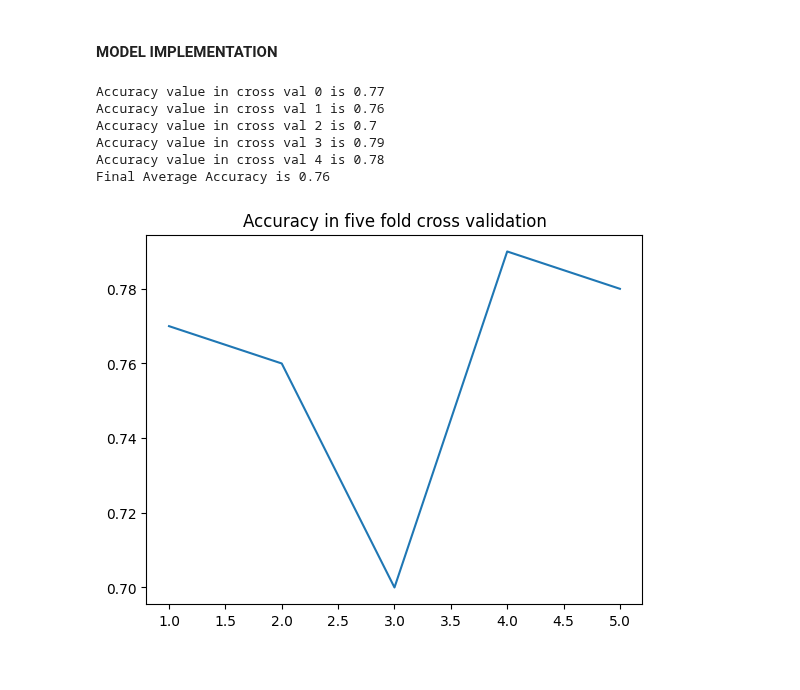
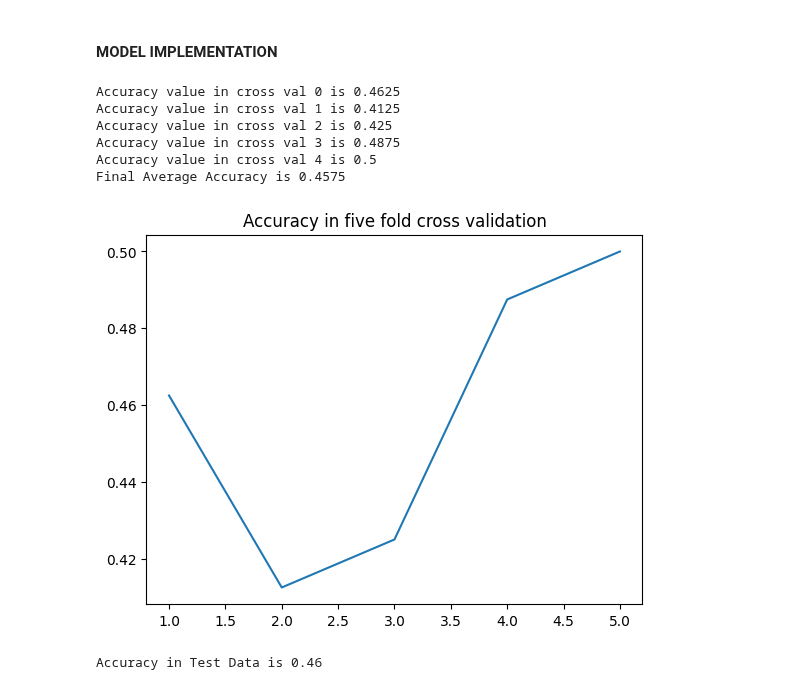
Before and after one commit to arjun8009/Python-Exeter, a Jupyter notebook: Learning Form Data ECMM445-CA1.ipynb, the cells around one changed output. Drawn from its saved outputs; the diff is of its cells as text; code cells hidden in the pictures.

```diff
--- a/Learning Form Data ECMM445-CA1.ipynb
+++ b/Learning Form Data ECMM445-CA1.ipynb
@@ -942,8 +950,9 @@ from sklearn.model_selection import train_test_split
 
 X = data_merged[['Employees','Hqzip','Revchange','Industry encoded','Assets','Totshequity']]
 Y  = data_merged['Risk Of Investment']
+X_train,X_test,Y_train,Y_test = train_test_split(X,Y,shuffle=True,test_size=0.2,random_state=110)
 kfold = KFold(n_splits=5,shuffle=True,random_state=109)
-splits = kfold.split(X,Y)
+splits = kfold.split(X_train,Y_train)
 # %%
 train_indexes_per_split = []
 test_indexes_per_split = []
@@ -951,8 +960,8 @@ for n,(train_index,test_index) in enumerate(splits):
     train_indexes_per_split.append(train_index)
     test_indexes_per_split.append(test_index)
 # %%
-xtrains = X.to_numpy()
-ytrains = Y.to_numpy()
+xtrains = X_train.to_numpy()
+ytrains = Y_train.to_numpy()
 # %% [markdown]
 #### Model is Random Forest Regressor with n_estimators = 100
 # %%
@@ -1106,7 +1145,8 @@ Final Average Accuracy is 0.5359999999999999
 # %% [markdown]
 #### Training Model Without Dependencies
 # %%
-X = data_merged[['Employees','Hqzip','Revchange','Industry encoded']]
+X = data_merged[['Employees','Revenues','Industry encoded','Profits','Net Expenses','Revchange']]
 Y  = data_merged['Risk Of Investment']
-kfold = KFold(n_splits=5,shuffle=True,random_state=119)
-splits = kfold.split(X,Y)
+X_train,X_test,Y_train,Y_test = train_test_split(X,Y,shuffle=True,test_size=0.2,random_state=112)
+kfold = KFold(n_splits=5,shuffle=True,random_state=109)
+splits = kfold.split(X_train,Y_train)
@@ -1116,33 +1172,41 @@ test_indexes_per_split = []
 for n,(train_index,test_index) in enumerate(splits):
     train_indexes_per_split.append(train_index)
     test_indexes_per_split.append(test_index)
+# %%
+xtrains = X_train.to_numpy()
+ytrains = Y_train.to_numpy()
 # %% [markdown]
 #### MODEL IMPLEMENTATION
 # %%
 Accuracy = []
 from sklearn.metrics import r2_score
 from sklearn.metrics import accuracy_score
 from sklearn.metrics import mean_absolute_error
-model_rfc = RandomForestClassifier(n_estimators = 500,random_state = 96)
+model_rfc = RandomForestClassifier(n_estimators = 200,random_state = 192)
 for i in range(5):
     model_rfc.fit(xtrains[train_indexes_per_split[i]],ytrains[train_indexes_per_split[i]])
     print('Accuracy value in cross val {0} is {1}'.format(i,accuracy_score(ytrains[test_indexes_per_split[i]],
     model_rfc.predict(xtrains[test_indexes_per_split[i]]))))
     Accuracy.append(accuracy_score(ytrains[test_indexes_per_split[i]],
     model_rfc.predict(xtrains[test_indexes_per_split[i]])))
 print('Final Average Accuracy is {0}'.format(sum(Accuracy)/5))
 plt.figure()
 plt.title('Accuracy in five fold cross validation')
 plt.plot([1,2,3,4,5],Accuracy)
 plt.show()
 # %% [output]
-Accuracy value in cross val 0 is 0.77
-Accuracy value in cross val 1 is 0.76
-Accuracy value in cross val 2 is 0.7
-Accuracy value in cross val 3 is 0.79
-Accuracy value in cross val 4 is 0.78
-Final Average Accuracy is 0.76
+Accuracy value in cross val 0 is 0.4625
+Accuracy value in cross val 1 is 0.4125
+Accuracy value in cross val 2 is 0.425
+Accuracy value in cross val 3 is 0.4875
+Accuracy value in cross val 4 is 0.5
+Final Average Accuracy is 0.4575
-[figure, old version]
+[figure, new version]
+# %%
+print('Accuracy in Test Data is {0}'.format(accuracy_score(Y_test,
+    model_rfc.predict(X_test))))
+# %% [output]
+Accuracy in Test Data is 0.46
 # %%
 from sklearn.svm import SVC
 Accuracy = []
```
Also changed, not shown: parts of 36 cells of this notebook.
